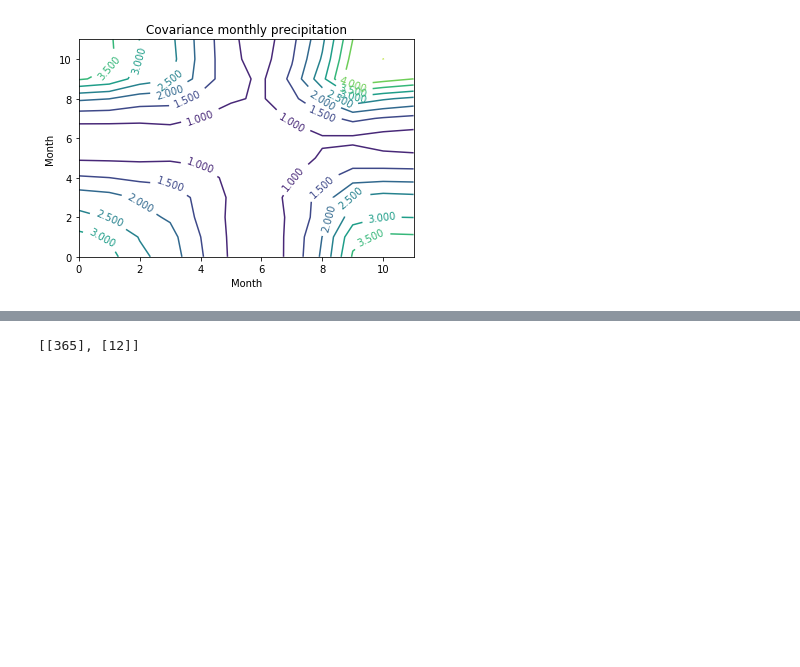
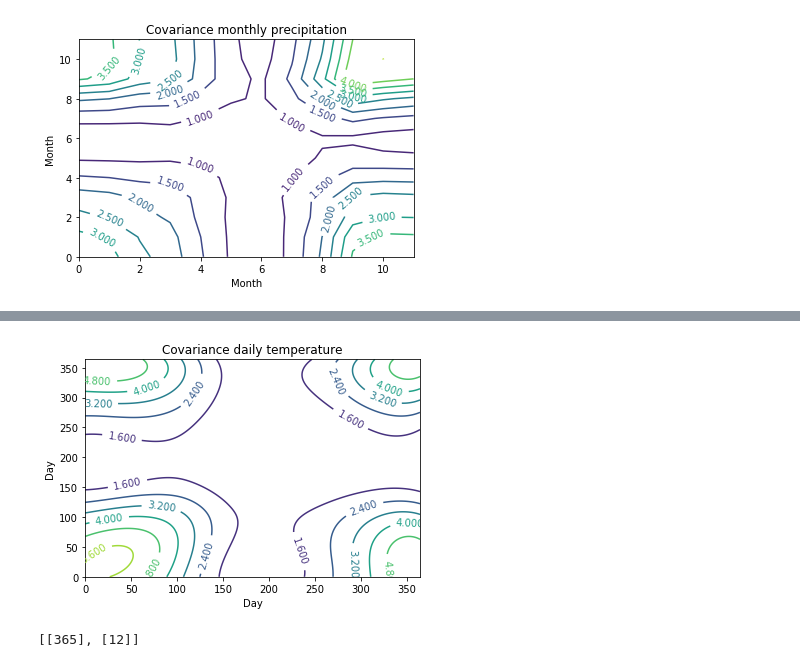
Before and after one commit to StevenGolovkine/FDApy, a Jupyter notebook: examples/canadian_weather.ipynb, the cells around one changed output, grey strips where cells are left out. Drawn from its saved outputs; the diff is of its cells as text; code cells hidden in the pictures; blank space fills up the shorter version.

```diff
--- a/examples/canadian_weather.ipynb
+++ b/examples/canadian_weather.ipynb
@@ -108,3 +119,8 @@ fig, ax = plot(monthlyPrec.covariance_, main='Covariance monthly precipitation',
+# %%
+# Plot the smooth covariance function of the daily temperature
+fig, ax = plot(dailyTemp.covariance_, main='Covariance daily temperature', xlab='Day', ylab='Day')
+# %% [output]
+[figure, added]
 # %%
 # Number of sampling points for an object
 canadWeather.nObsPoint()
```
Also changed, not shown: parts of 25 cells of this notebook, 4 other files.
